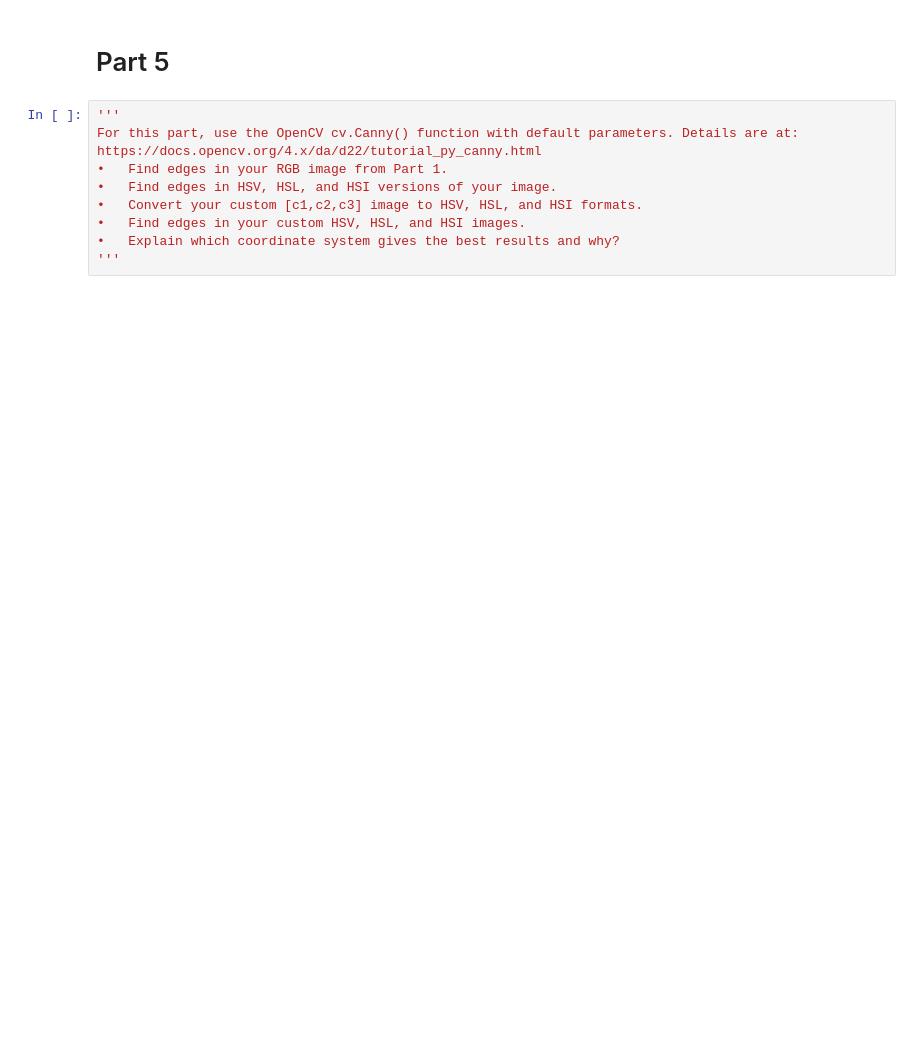
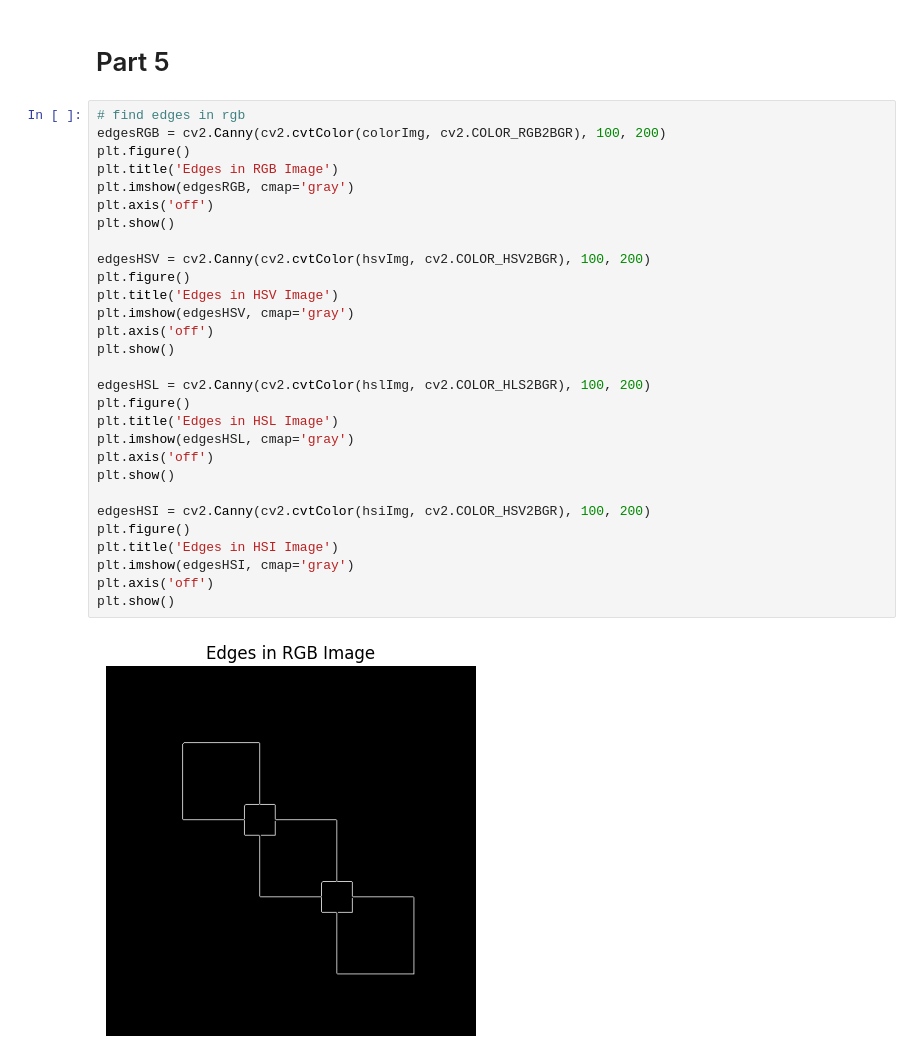
Before and after one commit to sjk7876/CSCI-631, a Jupyter notebook: P1_Spencer_Kurtz/project1.ipynb, the cells around one changed output. Saved outputs shown, nothing was run; the diff lists cells and outputs as text; blank space fills up the shorter version.

```diff
--- a/P1_Spencer_Kurtz/project1.ipynb
+++ b/P1_Spencer_Kurtz/project1.ipynb
@@ -256,11 +355,33 @@ plt.show()
 # %% [markdown]
 # Part 5
 # %%
-'''
-For this part, use the OpenCV cv.Canny() function with default parameters. Details are at: https://docs.opencv.org/4.x/da/d22/tutorial_py_canny.html
-•	Find edges in your RGB image from Part 1.
-•	Find edges in HSV, HSL, and HSI versions of your image.
-•	Convert your custom [c1,c2,c3] image to HSV, HSL, and HSI formats.
-•	Find edges in your custom HSV, HSL, and HSI images.
-•	Explain which coordinate system gives the best results and why?
-'''
+# find edges in rgb
+edgesRGB = cv2.Canny(cv2.cvtColor(colorImg, cv2.COLOR_RGB2BGR), 100, 200)
+plt.figure()
+plt.title('Edges in RGB Image')
+plt.imshow(edgesRGB, cmap='gray')
+plt.axis('off')
+plt.show()
+
+edgesHSV = cv2.Canny(cv2.cvtColor(hsvImg, cv2.COLOR_HSV2BGR), 100, 200)
+plt.figure()
+plt.title('Edges in HSV Image')
+plt.imshow(edgesHSV, cmap='gray')
+plt.axis('off')
+plt.show()
+
+edgesHSL = cv2.Canny(cv2.cvtColor(hslImg, cv2.COLOR_HLS2BGR), 100, 200)
+plt.figure()
+plt.title('Edges in HSL Image')
+plt.imshow(edgesHSL, cmap='gray')
+plt.axis('off')
+plt.show()
+
+edgesHSI = cv2.Canny(cv2.cvtColor(hsiImg, cv2.COLOR_HSV2BGR), 100, 200)
+plt.figure()
+plt.title('Edges in HSI Image')
+plt.imshow(edgesHSI, cmap='gray')
+plt.axis('off')
+plt.show()
+# %% [output]
+[figure, added]
```
Also changed, not shown: parts of 10 cells of this notebook, 2 other files.
